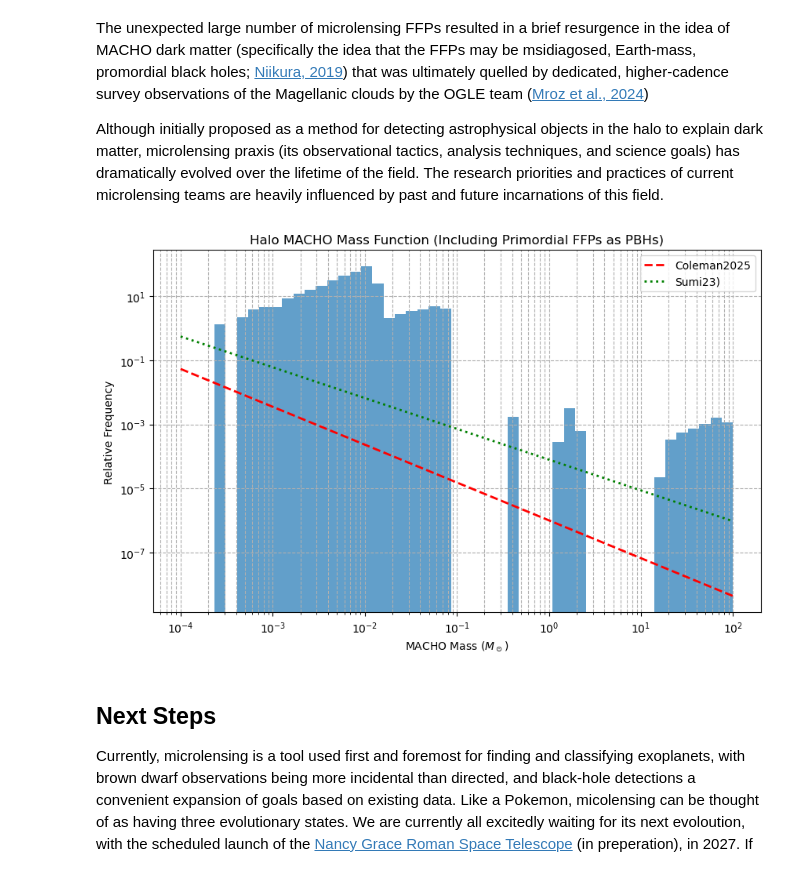
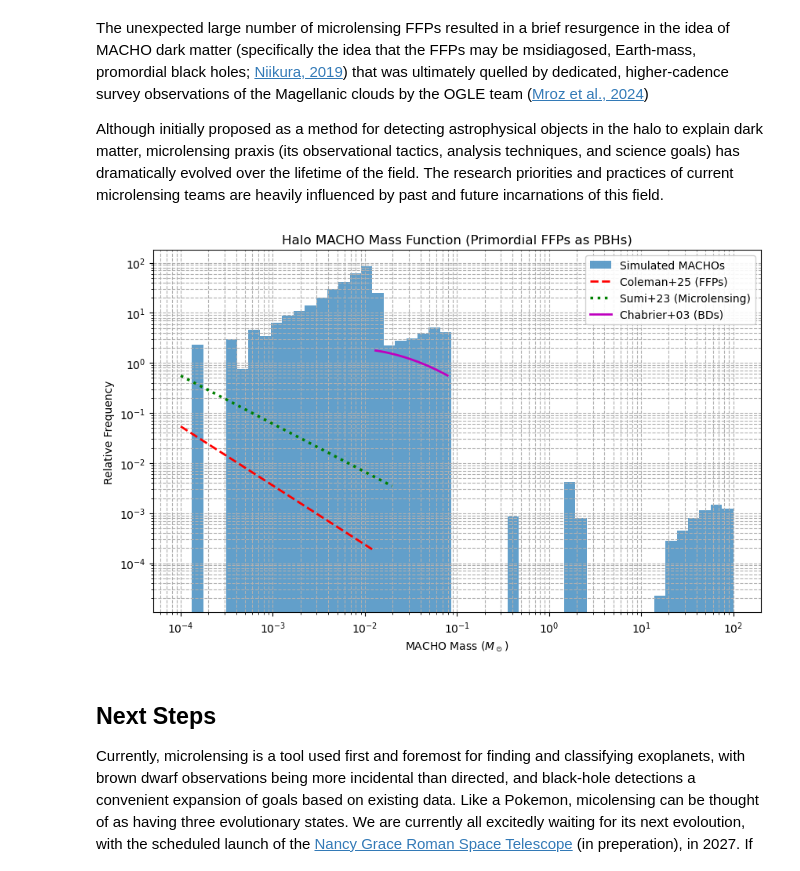
Before and after one commit to AmberLee2427/TheMicrolensersGuideToTheGalaxy, a Jupyter notebook: Notebooks/RemnantsAndDarkMatter.ipynb, the cells around one changed output. Drawn from its saved outputs; the diff is of its cells as text; code cells hidden in the pictures.

```diff
--- a/Notebooks/RemnantsAndDarkMatter.ipynb
+++ b/Notebooks/RemnantsAndDarkMatter.ipynb
@@ -443,40 +443,53 @@ def sample_macho_mass(size: int = 10_000) -> np.ndarray:
     - Galactic weights: Niikura et al. (2019; Fig. 5)
     """
     # FFPs (0.0001 - 0.013 Msun)
     ffp_masses = sample_powerlaw(0.0001, 0.013, gamma=1.18, size=int(0.63 * size))  # 63% from Coleman+25
 
     # Brown dwarfs (0.013 - 0.08 Msun)
     bd_masses = sample_powerlaw(0.013, 0.08, gamma=0.7, size=int(0.28 * size))  # 28% from Chabrier
 
     # Remnants (WD, NS, BH)
     progenitors = sample_powerlaw(0.08, 100, gamma=1.3, size=int(0.09 * size))  # 9% from Niikura+19
     remnants = remnant_mass_function(progenitors)
 
     return np.concatenate([ffp_masses, bd_masses, remnants])
 
 if __name__ == "__main__":
     macho_masses = sample_macho_mass()
 
     # Plot
     plt.figure(figsize=(10, 6))
     bins = np.logspace(np.log10(1e-4), np.log10(100), 50)
-    plt.hist(macho_masses, bins=bins, density=True, alpha=0.7, color='#1f77b4')
+    counts, _, _ = plt.hist(macho_masses, bins=bins, density=True, alpha=0.7, color='#1f77b4', label='Simulated MACHOs')
     plt.xscale('log')
     plt.yscale('log')
     plt.xlabel(r'MACHO Mass ($M_\odot$)')
     plt.ylabel('Relative Frequency')
-    plt.title('Halo MACHO Mass Function (Including Primordial FFPs as PBHs)')
+    plt.title('Halo MACHO Mass Function (Primordial FFPs as PBHs)')
     plt.grid(True, which='both', ls='--')
 
-    # Overlay theoretical curves
+    # --- Theoretical curves (truncated) ---
     M_grid = np.logspace(-4, 2, 500)
-    plt.plot(M_grid, ffp_mass_function_Coleman25(M_grid), 'r--', lw=2, label='Coleman2025')
-    plt.plot(M_grid, ffp_mass_function_Sumi23(M_grid), 'g:', lw=2, label='Sumi23)')
-    plt.legend()
 
+    # Coleman25: 0.0001 - 0.013 Msun (FFPs)
+    coleman_mask = (M_grid >= 1e-4) & (M_grid <= 0.013)
+    plt.plot(M_grid[coleman_mask], ffp_mass_function_Coleman25(M_grid)[coleman_mask],
+             'r--', lw=2, label='Coleman+25 (FFPs)')
+
+    # Sumi23: <0.02 Msun
+    sumi_mask = M_grid <= 0.02
+    plt.plot(M_grid[sumi_mask], ffp_mass_function_Sumi23(M_grid)[sumi_mask],
+             'g:', lw=2.5, label='Sumi+23 (Microlensing)')
+
+    # Chabrier03 IMF scaled to BD range (0.013-0.08 Msun)
+    bd_mask = (M_grid >= 0.013) & (M_grid <= 0.08)
+    chabrier_bd = imf_chabrier03(M_grid[bd_mask]) * 0.28  # Scale to match sampling fraction
+    plt.plot(M_grid[bd_mask], chabrier_bd, 'm-', lw=2, label='Chabrier+03 (BDs)')
+
+    plt.legend(fontsize=10, framealpha=0.9)
     plt.show()
 # %% [output]
-[figure, old version]
+[figure, new version]
 # %% [markdown]
 ## Next Steps
 
```
Also changed, not shown: 1 other file.
